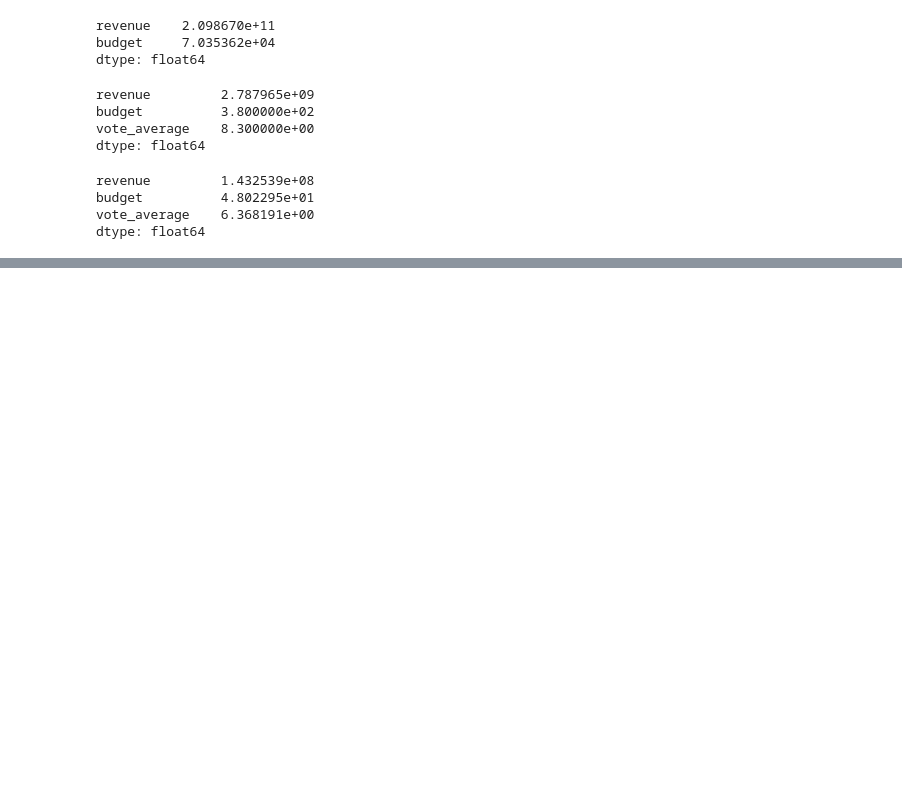
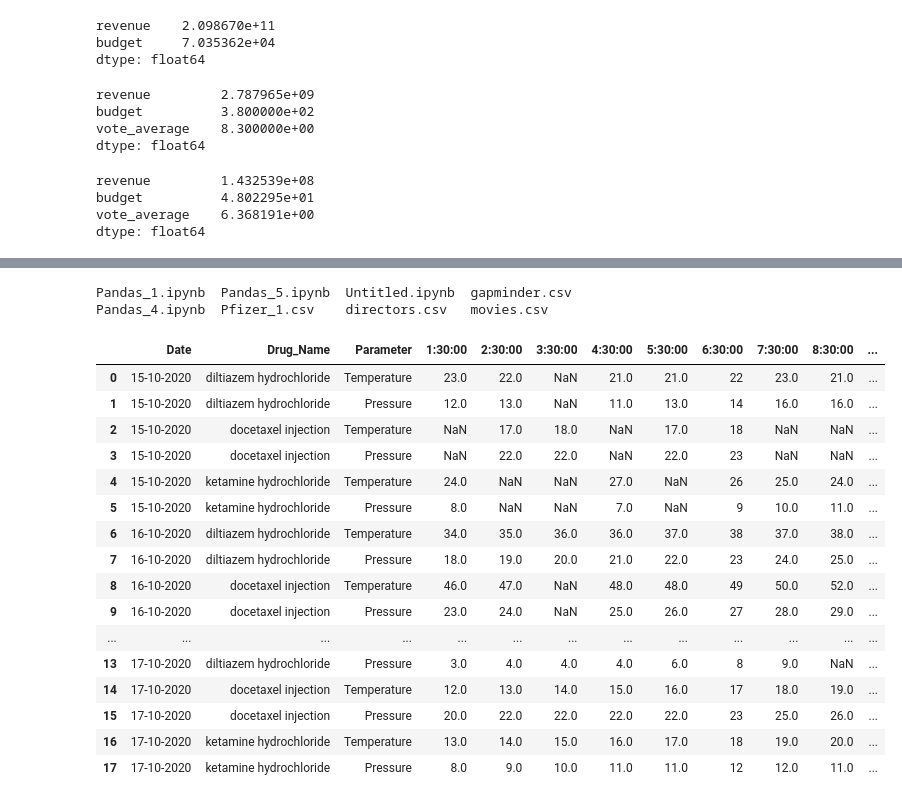
Before and after one commit to jeeet0700/Python_Advance, a Jupyter notebook: Pandas_5.ipynb, the cells around one changed output, grey strips where cells are left out. Cells and saved outputs as stored; diff of their text form; code cells hidden in the pictures; blank space fills up the shorter version.

```diff
--- a/Pandas_5.ipynb
+++ b/Pandas_5.ipynb
@@ -211,0 +219,27 @@ dtype: float64
+# %%
+ls
+# %% [output]
+Pandas_1.ipynb  Pandas_5.ipynb  Untitled.ipynb  gapminder.csv
+Pandas_4.ipynb  Pfizer_1.csv    directors.csv   movies.csv
+# %%
+df=pd.read_csv("Pfizer_1.csv")
+# %%
+df
+# %% [output]
+|  | Date | Drug_Name | Parameter | 1:30:00 | 2:30:00 | 3:30:00 | 4:30:00 | 5:30:00 | 6:30:00 | 7:30:00 | 8:30:00 | ... |
+| 0 | 15-10-2020 | diltiazem hydrochloride | Temperature | 23.0 | 22.0 | NaN | 21.0 | 21.0 | 22 | 23.0 | 21.0 | ... |
+| 1 | 15-10-2020 | diltiazem hydrochloride | Pressure | 12.0 | 13.0 | NaN | 11.0 | 13.0 | 14 | 16.0 | 16.0 | ... |
+| 2 | 15-10-2020 | docetaxel injection | Temperature | NaN | 17.0 | 18.0 | NaN | 17.0 | 18 | NaN | NaN | ... |
+| 3 | 15-10-2020 | docetaxel injection | Pressure | NaN | 22.0 | 22.0 | NaN | 22.0 | 23 | NaN | NaN | ... |
+| 4 | 15-10-2020 | ketamine hydrochloride | Temperature | 24.0 | NaN | NaN | 27.0 | NaN | 26 | 25.0 | 24.0 | ... |
+| 5 | 15-10-2020 | ketamine hydrochloride | Pressure | 8.0 | NaN | NaN | 7.0 | NaN | 9 | 10.0 | 11.0 | ... |
+| 6 | 16-10-2020 | diltiazem hydrochloride | Temperature | 34.0 | 35.0 | 36.0 | 36.0 | 37.0 | 38 | 37.0 | 38.0 | ... |
+| 7 | 16-10-2020 | diltiazem hydrochloride | Pressure | 18.0 | 19.0 | 20.0 | 21.0 | 22.0 | 23 | 24.0 | 25.0 | ... |
+| 8 | 16-10-2020 | docetaxel injection | Temperature | 46.0 | 47.0 | NaN | 48.0 | 48.0 | 49 | 50.0 | 52.0 | ... |
+| 9 | 16-10-2020 | docetaxel injection | Pressure | 23.0 | 24.0 | NaN | 25.0 | 26.0 | 27 | 28.0 | 29.0 | ... |
+| ... | ... | ... | ... | ... | ... | ... | ... | ... | ... | ... | ... | ... |
+| 13 | 17-10-2020 | diltiazem hydrochloride | Pressure | 3.0 | 4.0 | 4.0 | 4.0 | 6.0 | 8 | 9.0 | NaN | ... |
+| 14 | 17-10-2020 | docetaxel injection | Temperature | 12.0 | 13.0 | 14.0 | 15.0 | 16.0 | 17 | 18.0 | 19.0 | ... |
+| 15 | 17-10-2020 | docetaxel injection | Pressure | 20.0 | 22.0 | 22.0 | 22.0 | 22.0 | 23 | 25.0 | 26.0 | ... |
+| 16 | 17-10-2020 | ketamine hydrochloride | Temperature | 13.0 | 14.0 | 15.0 | 16.0 | 17.0 | 18 | 19.0 | 20.0 | ... |
+| 17 | 17-10-2020 | ketamine hydrochloride | Pressure | 8.0 | 9.0 | 10.0 | 11.0 | 11.0 | 12 | 12.0 | 11.0 | ... |
```
Also changed, not shown: parts of 13 cells of this notebook.
